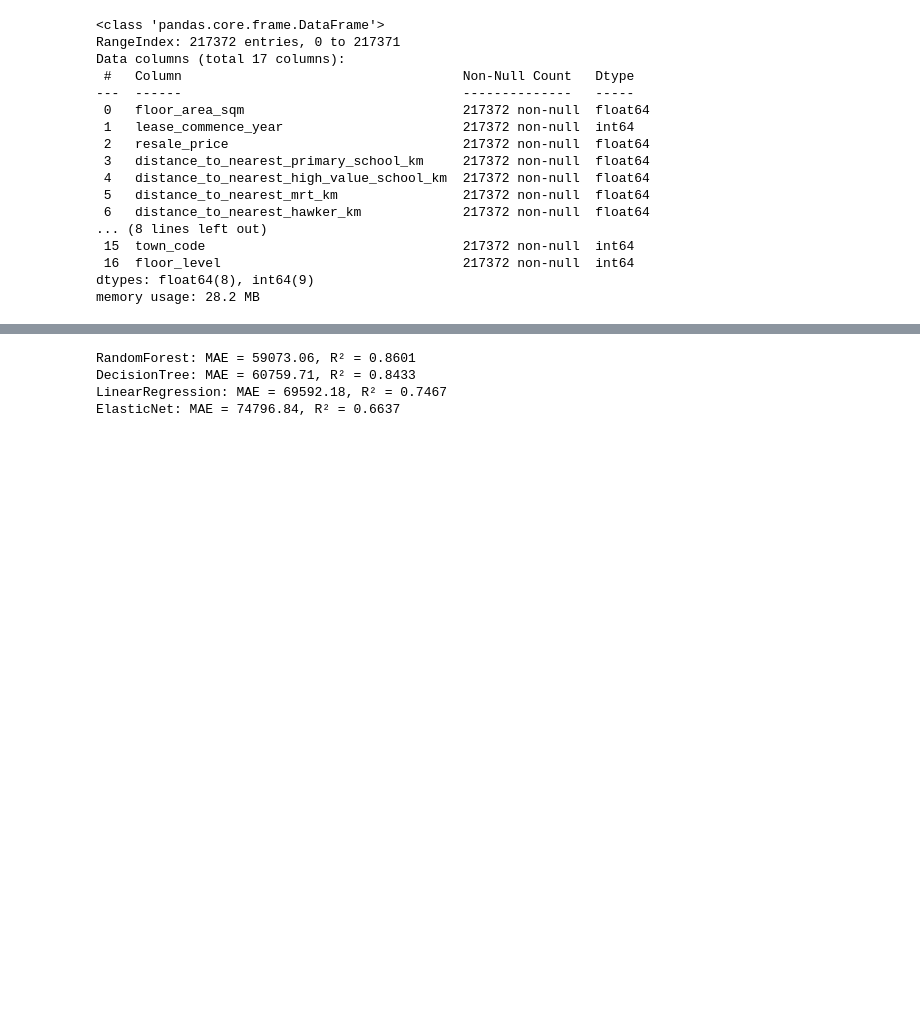
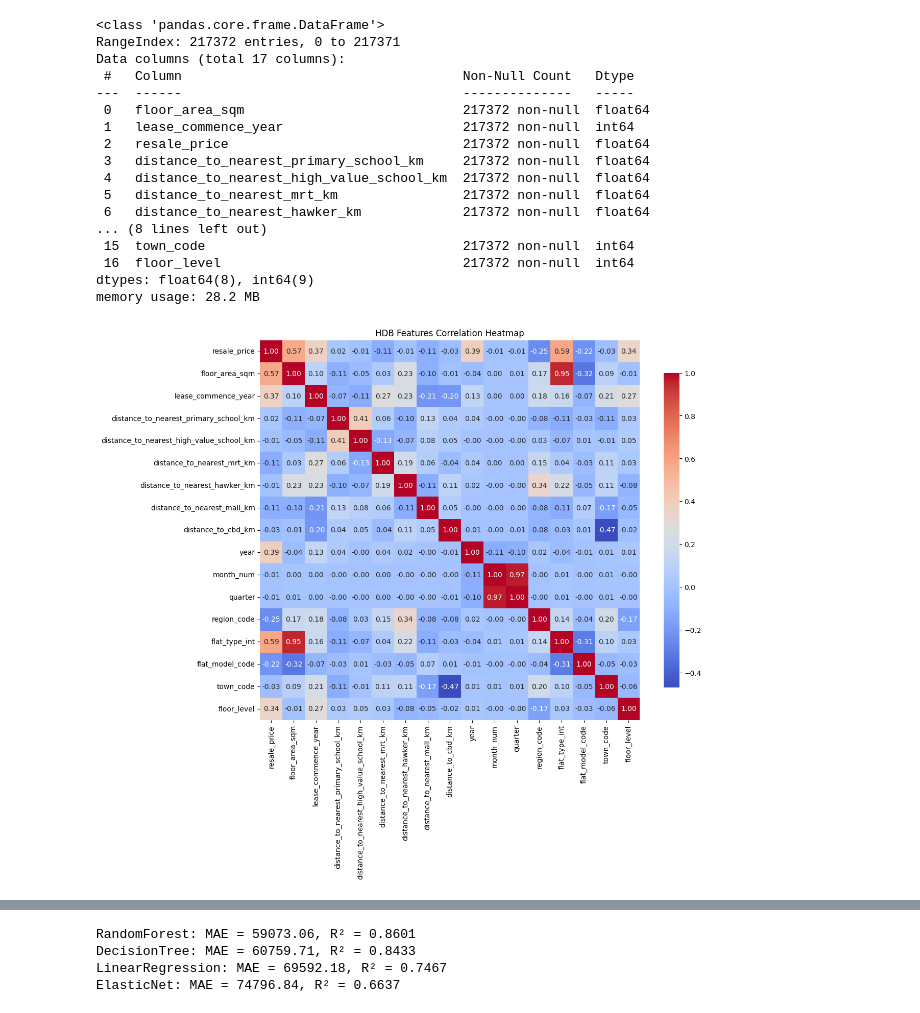
Before and after one commit to johncharles-dev/HDB-Resale-Price-Prediction-and-Recommendation, a Jupyter notebook: Model_Building/Model_building.ipynb, the cells around one changed output, grey strips where cells are left out. Cells and saved outputs as stored; diff of their text form; code cells hidden in the pictures; blank space fills up the shorter version.

```diff
--- a/Model_Building/Model_building.ipynb
+++ b/Model_Building/Model_building.ipynb
@@ -42,6 +42,26 @@ Data columns (total 17 columns):
  16  floor_level                               217372 non-null  int64
 dtypes: float64(8), int64(9)
 memory usage: 28.2 MB
+# %%
+# keep resale_price first
+cols = ['resale_price'] + [c for c in hdb_model.columns if c != 'resale_price']
+hdb_model = hdb_model[cols]
+
+corr = hdb_model.corr(numeric_only=True)
+
+plt.figure(figsize=(12, 10))
+sns.heatmap(
+    corr,
+    cmap='coolwarm',
+    annot=True,       # show values in cells [web:23][web:16]
+    fmt=".2f",        # 2 decimal places [web:27][web:8]
+    square=True,
+    cbar_kws={'shrink': 0.8}
+)
+plt.title('HDB Features Correlation Heatmap')
+plt.show()
+# %% [output]
+[figure, added]
 # %%
 # Dataset with flat_type_int in [3,4,5]
 ds_imp_rooms = hdb_model[hdb_model['flat_type_int'].isin([3,4,5])]
```
Also changed, not shown: parts of 1 cell of this notebook, 8 other files.
